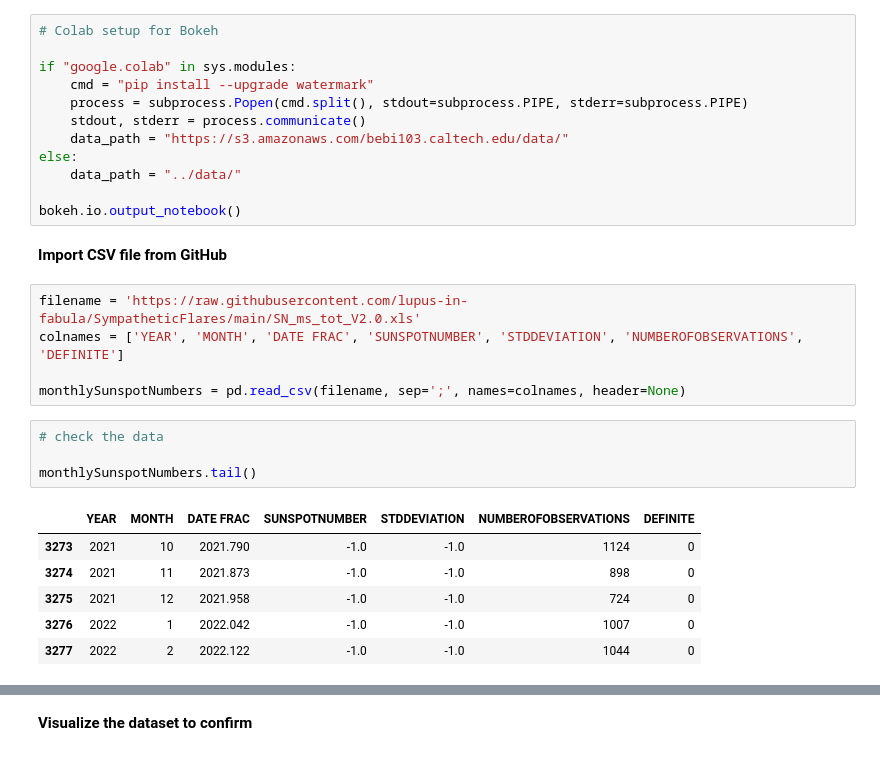
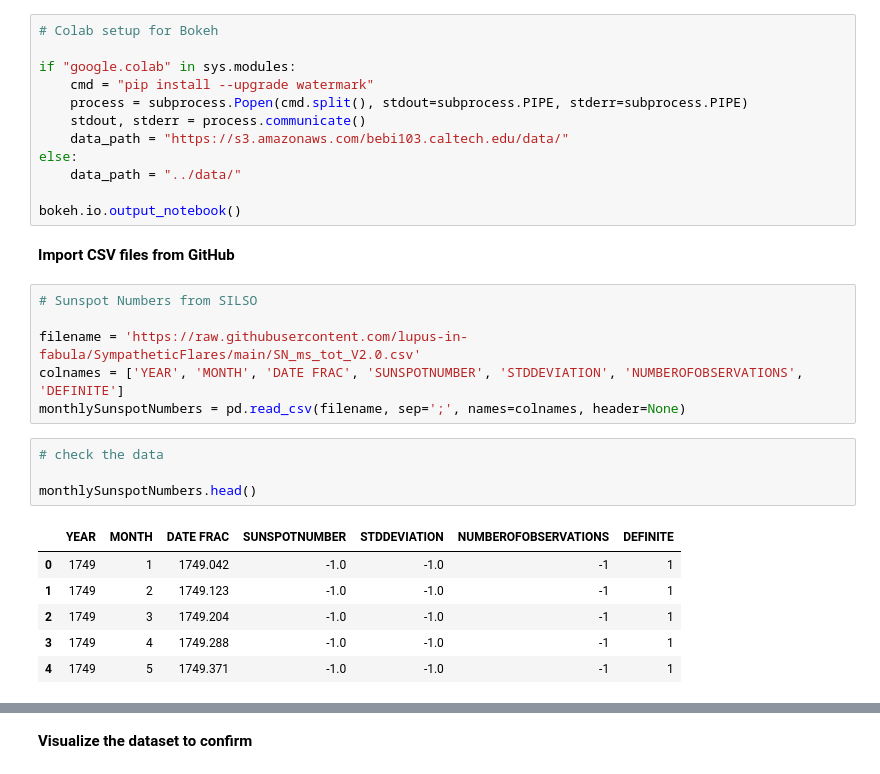
Before and after one commit to lupus-in-fabula/SympatheticFlares, a Jupyter notebook: SolarActivityAnalysis.ipynb, the cells around one changed output, grey strips where cells are left out. Drawn from its saved outputs; the diff is of its cells as text.

```diff
--- a/SolarActivityAnalysis.ipynb
+++ b/SolarActivityAnalysis.ipynb
@@ -28,20 +28,21 @@ else:
 
 bokeh.io.output_notebook()
 # %% [markdown]
-**Import CSV file from GitHub**
+**Import CSV files from GitHub**
 # %%
-filename = 'https://raw.githubusercontent.com/lupus-in-fabula/SympatheticFlares/main/SN_ms_tot_V2.0.xls'
+# Sunspot Numbers from SILSO
+
+filename = 'https://raw.githubusercontent.com/lupus-in-fabula/SympatheticFlares/main/SN_ms_tot_V2.0.csv'
 colnames = ['YEAR', 'MONTH', 'DATE FRAC', 'SUNSPOTNUMBER', 'STDDEVIATION', 'NUMBEROFOBSERVATIONS', 'DEFINITE']
-
 monthlySunspotNumbers = pd.read_csv(filename, sep=';', names=colnames, header=None)
 # %%
 # check the data
 
-monthlySunspotNumbers.tail()
+monthlySunspotNumbers.head()
 # %% [output]
 |  | YEAR | MONTH | DATE FRAC | SUNSPOTNUMBER | STDDEVIATION | NUMBEROFOBSERVATIONS | DEFINITE |
-| 3273 | 2021 | 10 | 2021.790 | -1.0 | -1.0 | 1124 | 0 |
-| 3274 | 2021 | 11 | 2021.873 | -1.0 | -1.0 | 898 | 0 |
-| 3275 | 2021 | 12 | 2021.958 | -1.0 | -1.0 | 724 | 0 |
-| 3276 | 2022 | 1 | 2022.042 | -1.0 | -1.0 | 1007 | 0 |
-| 3277 | 2022 | 2 | 2022.122 | -1.0 | -1.0 | 1044 | 0 |
+| 0 | 1749 | 1 | 1749.042 | -1.0 | -1.0 | -1 | 1 |
+| 1 | 1749 | 2 | 1749.123 | -1.0 | -1.0 | -1 | 1 |
+| 2 | 1749 | 3 | 1749.204 | -1.0 | -1.0 | -1 | 1 |
+| 3 | 1749 | 4 | 1749.288 | -1.0 | -1.0 | -1 | 1 |
+| 4 | 1749 | 5 | 1749.371 | -1.0 | -1.0 | -1 | 1 |
```
Also changed, not shown: parts of 3 cells of this notebook.
